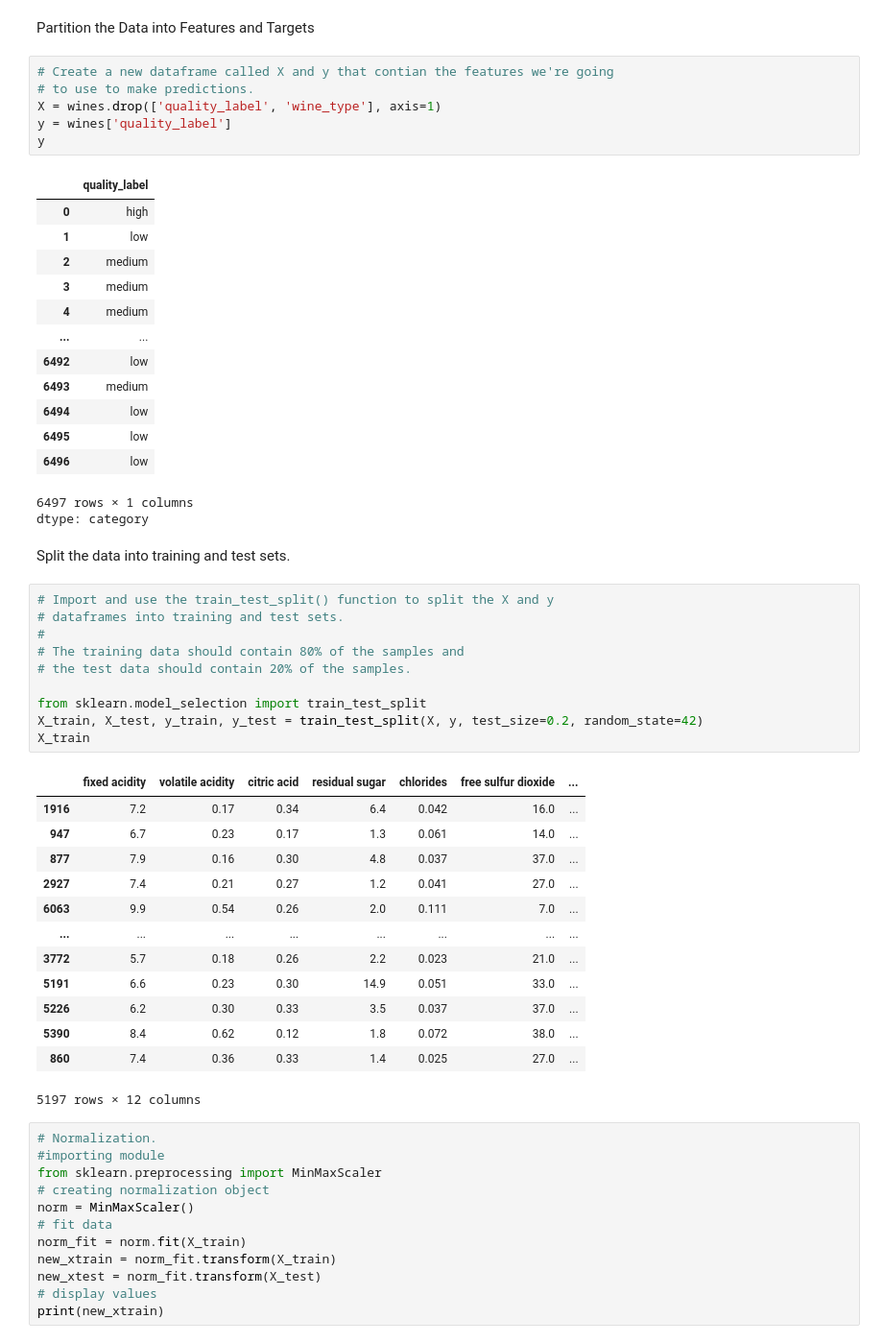
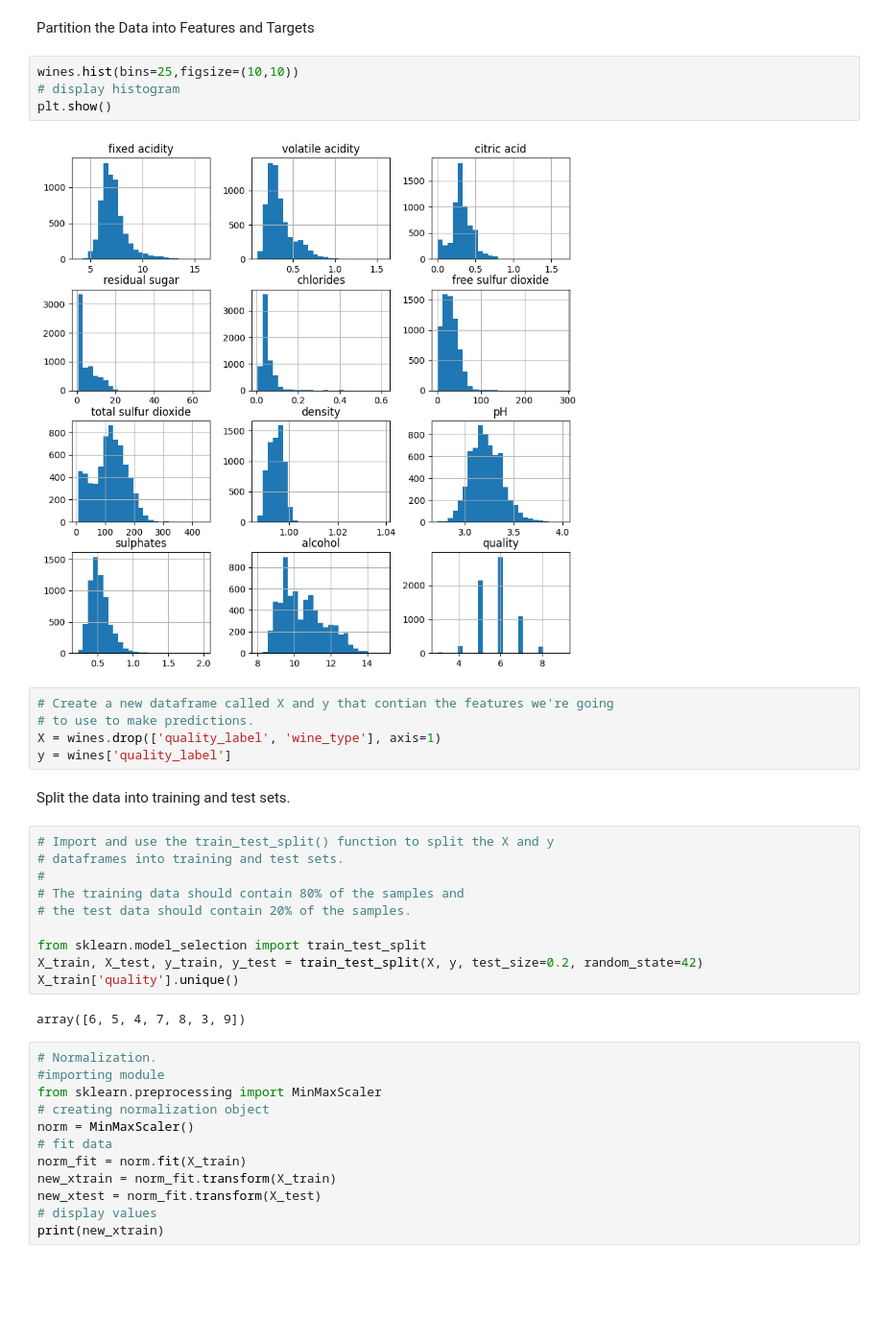
Before and after one commit to jrfanfan/CSE450project, a Jupyter notebook: winequality.ipynb, the cells around one changed output. Shown: that part at 96% size. Cells and saved outputs as stored; diff of their text form; blank space fills up the shorter version.

```diff
--- a/winequality.ipynb
+++ b/winequality.ipynb
@@ -138,27 +138,17 @@ Text(0, 0.5, 'Wine pH')
 [figure]
 # %% [markdown]
  Partition the Data into Features and Targets
+# %%
+wines.hist(bins=25,figsize=(10,10))
+# display histogram
+plt.show()
+# %% [output]
+[figure, added]
 # %%
 # Create a new dataframe called X and y that contian the features we're going
 # to use to make predictions.
 X = wines.drop(['quality_label', 'wine_type'], axis=1)
 y = wines['quality_label']
-y
-# %% [output]
-|  | quality_label |
-| 0 | high |
-| 1 | low |
-| 2 | medium |
-| 3 | medium |
-| 4 | medium |
-| ... | ... |
-| 6492 | low |
-| 6493 | medium |
-| 6494 | low |
-| 6495 | low |
-| 6496 | low |
-6497 rows × 1 columns
-dtype: category
 # %% [markdown]
 Split the data into training and test sets.
 # %%
@@ -170,21 +160,9 @@ Split the data into training and test sets.
 
 from sklearn.model_selection import train_test_split
 X_train, X_test, y_train, y_test = train_test_split(X, y, test_size=0.2, random_state=42)
-X_train
+X_train['quality'].unique()
 # %% [output]
-|  | fixed acidity | volatile acidity | citric acid | residual sugar | chlorides | free sulfur dioxide | ... |
-| 1916 | 7.2 | 0.17 | 0.34 | 6.4 | 0.042 | 16.0 | ... |
-| 947 | 6.7 | 0.23 | 0.17 | 1.3 | 0.061 | 14.0 | ... |
-| 877 | 7.9 | 0.16 | 0.30 | 4.8 | 0.037 | 37.0 | ... |
-| 2927 | 7.4 | 0.21 | 0.27 | 1.2 | 0.041 | 27.0 | ... |
-| 6063 | 9.9 | 0.54 | 0.26 | 2.0 | 0.111 | 7.0 | ... |
-| ... | ... | ... | ... | ... | ... | ... | ... |
-| 3772 | 5.7 | 0.18 | 0.26 | 2.2 | 0.023 | 21.0 | ... |
-| 5191 | 6.6 | 0.23 | 0.30 | 14.9 | 0.051 | 33.0 | ... |
-| 5226 | 6.2 | 0.30 | 0.33 | 3.5 | 0.037 | 37.0 | ... |
-| 5390 | 8.4 | 0.62 | 0.12 | 1.8 | 0.072 | 38.0 | ... |
-| 860 | 7.4 | 0.36 | 0.33 | 1.4 | 0.025 | 27.0 | ... |
-5197 rows × 12 columns
+array([6, 5, 4, 7, 8, 3, 9])
 # %%
 # Normalization.
 #importing module
```
Also changed, not shown: parts of 2 cells of this notebook.
